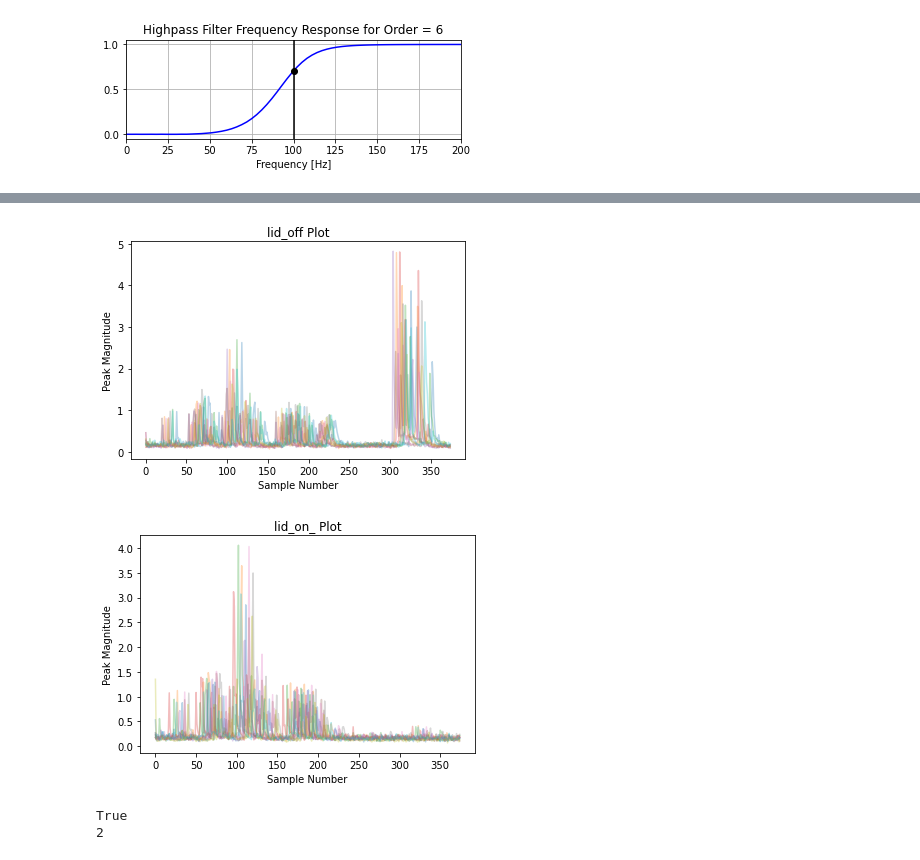
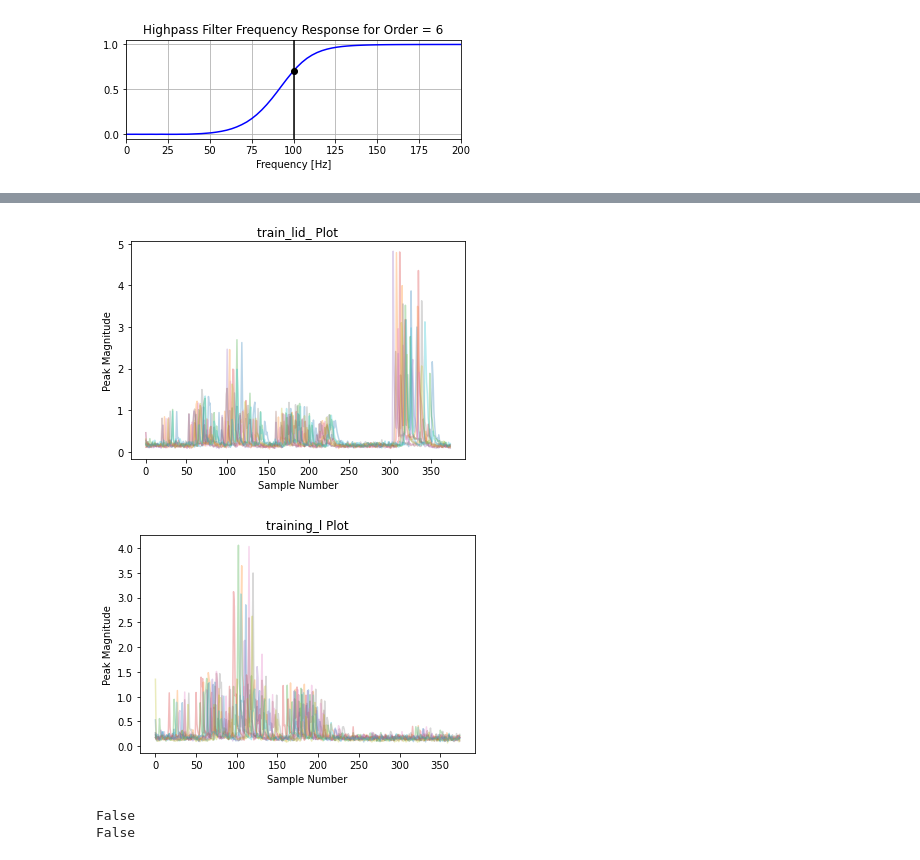
Before and after one commit to jared-p/engr499-group61, a Jupyter notebook: Filtered_Classifier.ipynb, the cells around one changed output, grey strips where cells are left out. Saved outputs shown, nothing was run; the diff lists cells and outputs as text; code cells hidden in the pictures.

```diff
--- a/Filtered_Classifier.ipynb
+++ b/Filtered_Classifier.ipynb
@@ -144,7 +143,7 @@ def get_data_by_state(lid_status, rel_dir): # lid_status = "lid_off" for off, or
         y = np.ones(10)
 
     for item in os.listdir(rel_dir):
-        if item[0:7] == lid_status:
+        if item[0:10] == lid_status:
             samplerate, data = wavfile.read(f'{rel_dir}/{item}')
             # trim first 60k samples (shortly after clap)
             data = data[60000:]
@@ -180,11 +179,11 @@ def get_data_by_state(lid_status, rel_dir): # lid_status = "lid_off" for off, or
     x = np.array(x)
     return x, y
 # %%
-x1, y1 = get_data_by_state("lid_off", "./training")
-x2, y2 = get_data_by_state("lid_on_", "./training")
+x1, y1 = get_data_by_state("train_lid_", "./training")
+x2, y2 = get_data_by_state("training_l", "./training")
 # %% [output]
-[figure, old version]
+[figure, new version]
-[figure, old version]
+[figure, new version]
 # %%
 def get_audio_data(rel_dir):
     width = 1000
@@ -287,8 +330,9 @@ def get_audio_data(rel_dir):
 # %%
-classes = {"test": 1,
-          "list": 2}
+classes = {}
 print("test" in classes.keys())
-print(max(classes.values()))
+#print(max(classes.values()))
+#print(classes["test"])
+print( bool(classes))
 # %% [output]
-True
-2
+False
+False
```
Also changed, not shown: parts of 7 cells of this notebook, 10 other files.
